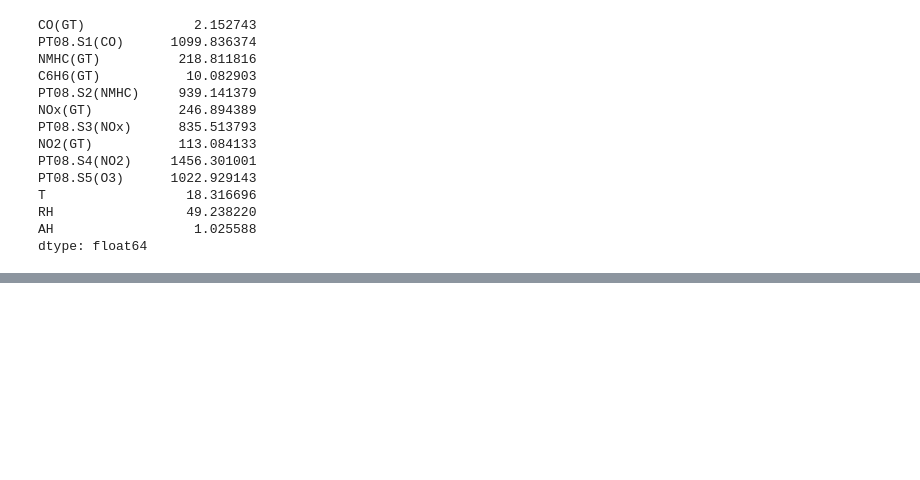
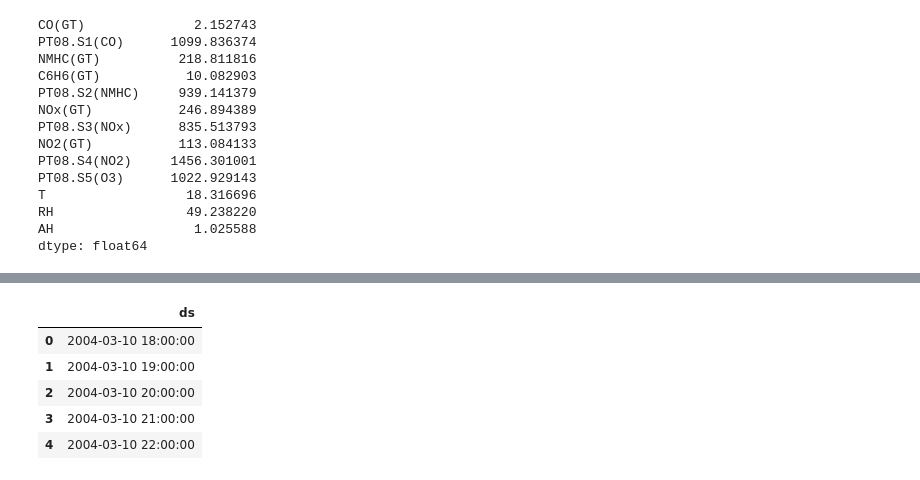
Before and after one commit to Abhinav163/Air-Quality-Index-Prediction, a Jupyter notebook: Air Quality Index Prediction.ipynb, the cells around one changed output, grey strips where cells are left out. Drawn from its saved outputs; the diff is of its cells as text; code cells hidden in the pictures; blank space fills up the shorter version.

```diff
--- a/Air Quality Index Prediction.ipynb
+++ b/Air Quality Index Prediction.ipynb
@@ -207,0 +279,13 @@ dtype: int64
+# %%
+data = pd.DataFrame()
+# %%
+data['ds'] = pd.to_datetime(date_time['ds'])
+# %%
+data.head()
+# %% [output]
+|  | ds |
+| 0 | 2004-03-10 18:00:00 |
+| 1 | 2004-03-10 19:00:00 |
+| 2 | 2004-03-10 20:00:00 |
+| 3 | 2004-03-10 21:00:00 |
+| 4 | 2004-03-10 22:00:00 |
```
Also changed, not shown: parts of 16 cells of this notebook.
